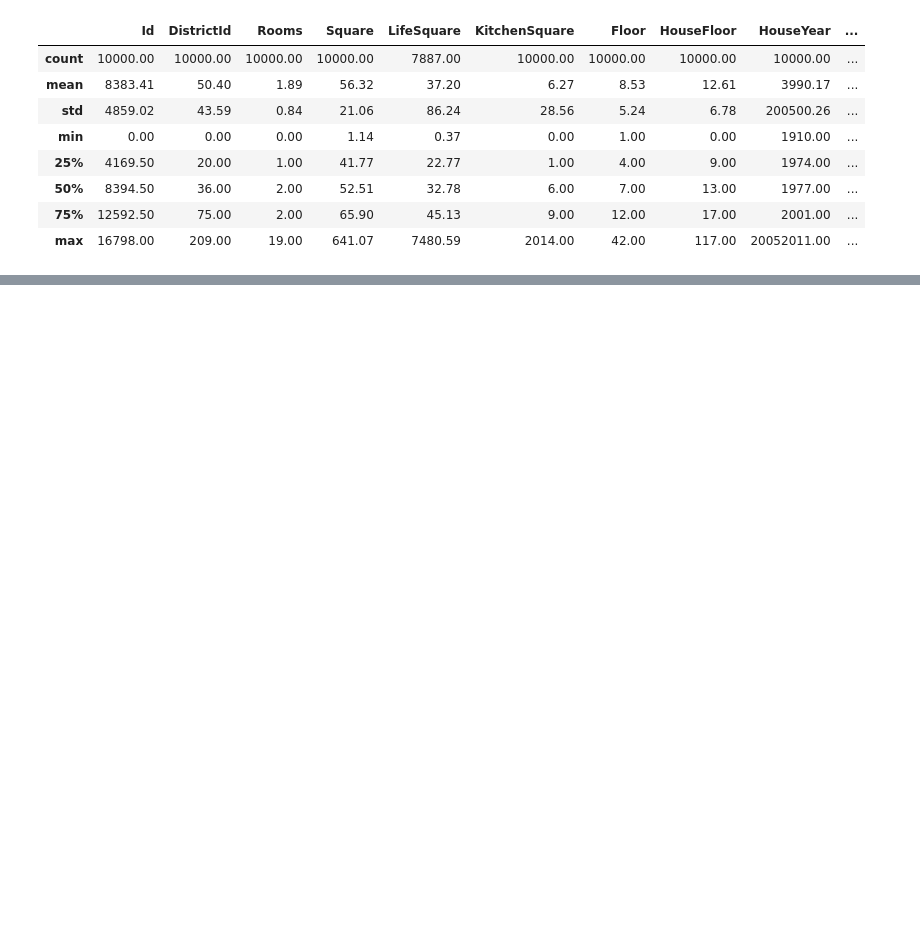
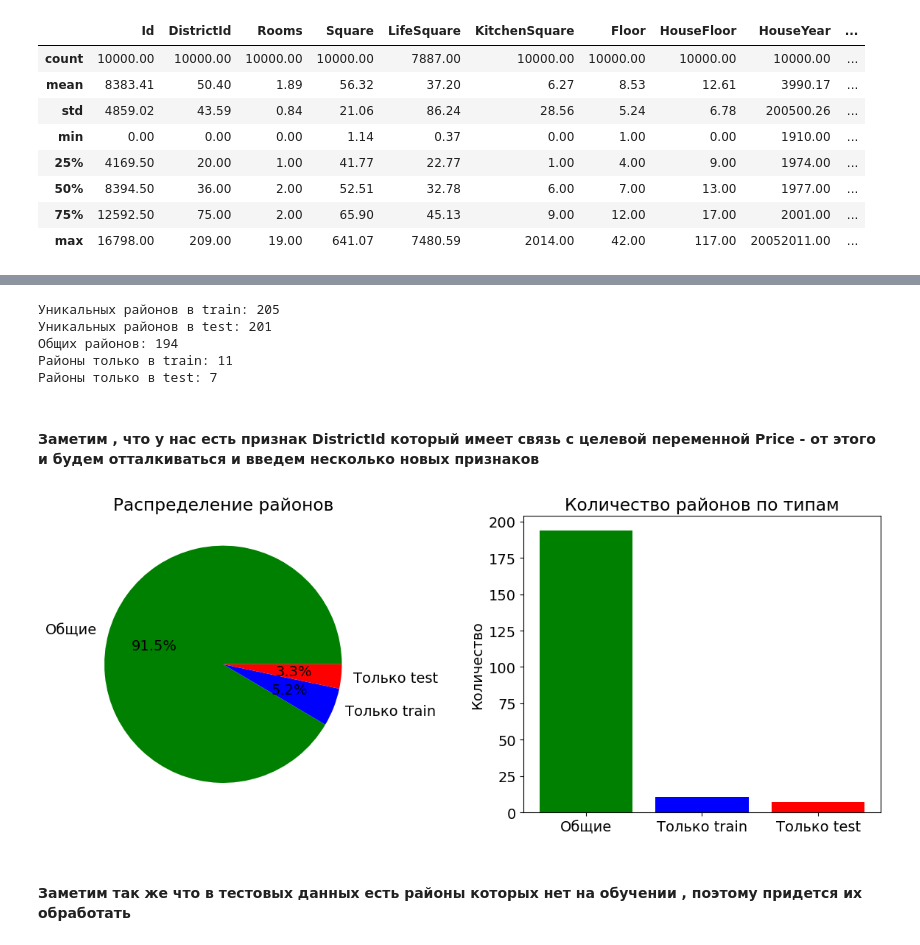
Before and after one commit to KorbovskiyOleg/DataScience, a Jupyter notebook: DataScince/Готовый курсовой проект/OKorbovsky_solution.ipynb, the cells around one changed output, grey strips where cells are left out. Cells and saved outputs as stored; diff of their text form; code cells hidden in the pictures; blank space fills up the shorter version.

Commit message:
Финальный код курсовой Анализ данных

```diff
--- a/DataScince/Готовый курсовой проект/OKorbovsky_solution.ipynb
+++ b/DataScince/Готовый курсовой проект/OKorbovsky_solution.ipynb
@@ -989,0 +406,5 @@ df
+# %%
+df = df_test
+# %%
+# Заполняем пропуски для теста
+df = prepare_dataset(df)
@@ -989,0 +429,2 @@ df
+# %%
+df_test_valid = df
@@ -989,0 +464,45 @@ df
+# %%
+train_districts = set(df_train_valid['DistrictId'].unique())
+test_districts = set(df_test_valid['DistrictId'].unique())
+
+print(f"Уникальных районов в train: {len(train_districts)}")
+print(f"Уникальных районов в test: {len(test_districts)}")
+print(f"Общих районов: {len(train_districts & test_districts)}")
+print(f"Районы только в train: {len(train_districts - test_districts)}")
+print(f"Районы только в test: {len(test_districts - train_districts)}")
+# %% [output]
+Уникальных районов в train: 205
+Уникальных районов в test: 201
+Общих районов: 194
+Районы только в train: 11
+Районы только в test: 7
+# %% [markdown]
+#### Заметим , что у нас есть признак DistrictId который имеет связь с целевой переменной Price - от этого и будем отталкиваться и введем несколько новых признаков
+# %%
+# Детальное сравнение
+common_districts = train_districts.intersection(test_districts)
+only_in_train = train_districts - test_districts
+only_in_test = test_districts - train_districts
+
+# Визуализация
+fig, (ax1, ax2) = plt.subplots(1, 2, figsize=(12, 5))
+
+# Круговые диаграммы
+sizes = [len(common_districts), len(only_in_train), len(only_in_test)]
+labels = ['Общие', 'Только train', 'Только test']
+colors = ['green', 'blue', 'red']
+
+ax1.pie(sizes, labels=labels, colors=colors, autopct='%1.1f%%')
+ax1.set_title('Распределение районов')
+
+# Столбчатая диаграмма
+ax2.bar(labels, sizes, color=colors)
+ax2.set_title('Количество районов по типам')
+ax2.set_ylabel('Количество')
+
+plt.tight_layout()
+plt.show()
+# %% [output]
+[figure, added]
+# %% [markdown]
+#### Заметим так же что в тестовых данных есть районы которых нет на обучении , поэтому придется их обработать
```
Also changed, not shown: parts of 128 cells of this notebook, 4 other files.
